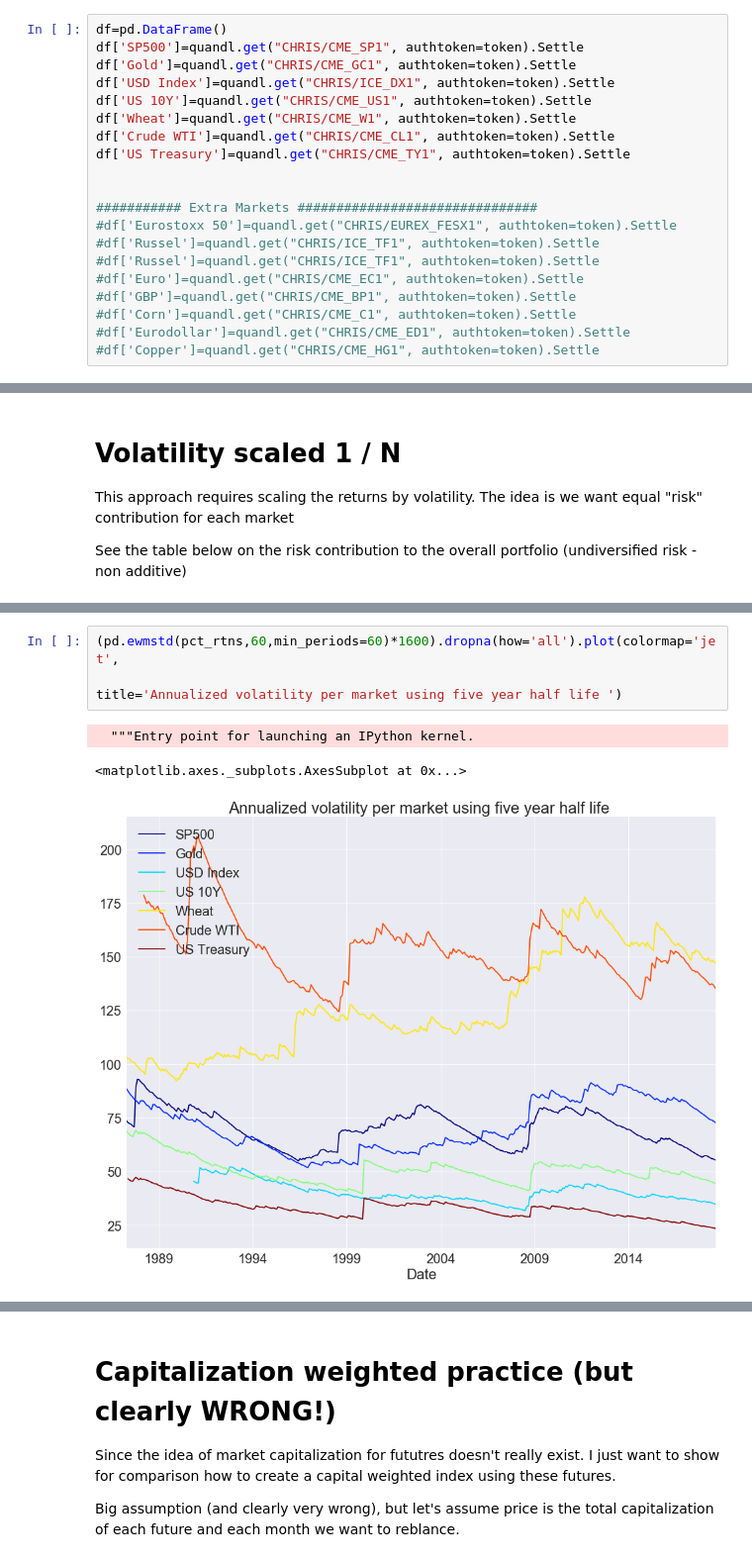
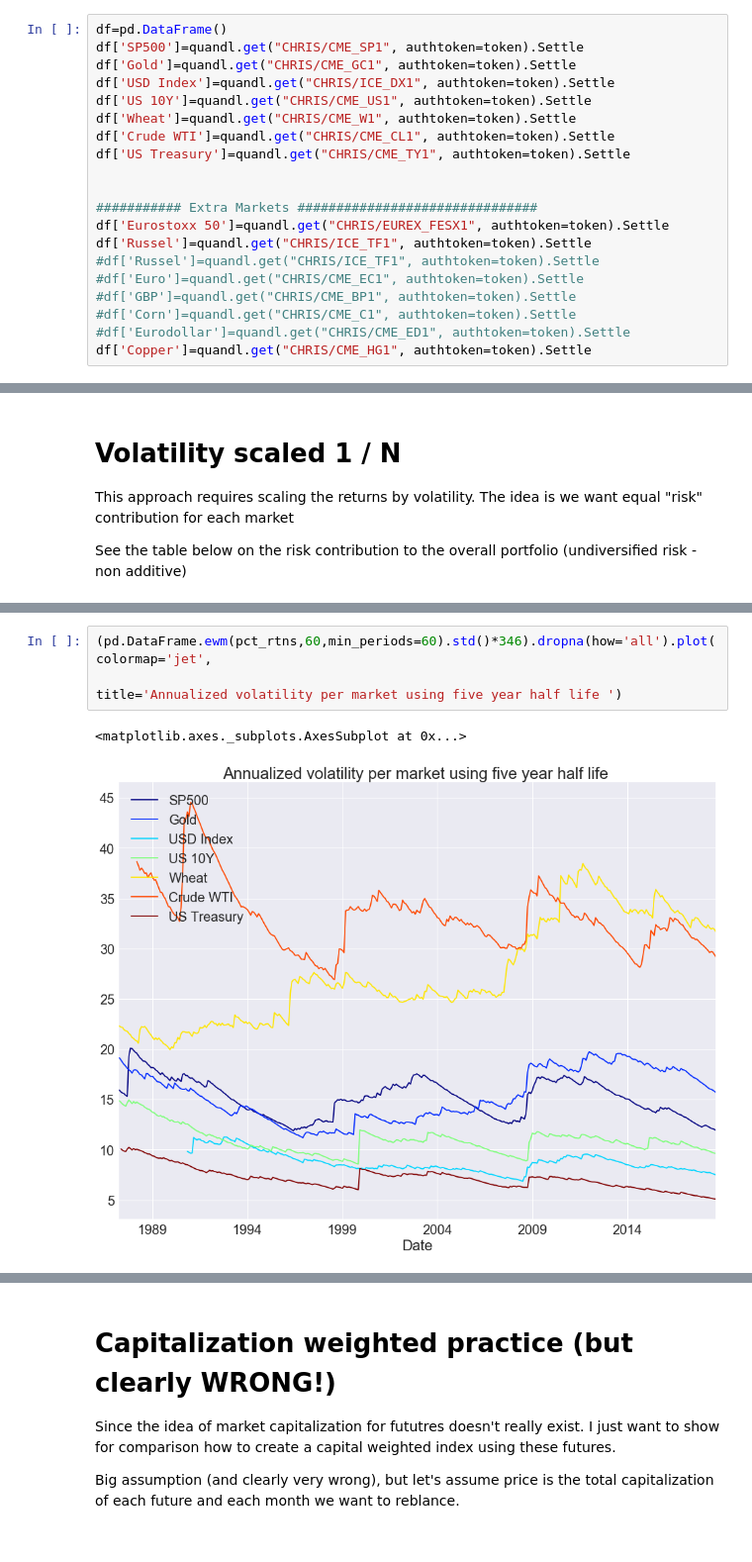
Before and after one commit to mrefermat/quant_finance, a Jupyter notebook: portfolio_construction_sept18_meetup.ipynb, the cells around one changed output, grey strips where cells are left out. Shown at 99% size. Cells and saved outputs as stored; diff of their text form.

```diff
--- a/portfolio_construction_sept18_meetup.ipynb
+++ b/portfolio_construction_sept18_meetup.ipynb
@@ -30,11 +46,11 @@ df['US Treasury']=quandl.get("CHRIS/CME_TY1", authtoken=token).Settle
 
 
 ########### Extra Markets ###############################
-#df['Eurostoxx 50']=quandl.get("CHRIS/EUREX_FESX1", authtoken=token).Settle
-#df['Russel']=quandl.get("CHRIS/ICE_TF1", authtoken=token).Settle
+df['Eurostoxx 50']=quandl.get("CHRIS/EUREX_FESX1", authtoken=token).Settle
+df['Russel']=quandl.get("CHRIS/ICE_TF1", authtoken=token).Settle
 #df['Russel']=quandl.get("CHRIS/ICE_TF1", authtoken=token).Settle
 #df['Euro']=quandl.get("CHRIS/CME_EC1", authtoken=token).Settle
 #df['GBP']=quandl.get("CHRIS/CME_BP1", authtoken=token).Settle
 #df['Corn']=quandl.get("CHRIS/CME_C1", authtoken=token).Settle
 #df['Eurodollar']=quandl.get("CHRIS/CME_ED1", authtoken=token).Settle
-#df['Copper']=quandl.get("CHRIS/CME_HG1", authtoken=token).Settle
+df['Copper']=quandl.get("CHRIS/CME_HG1", authtoken=token).Settle
@@ -77,7 +168,6 @@ See the table below on the risk contribution to the overall portfolio (undiversi
 # %%
-(pd.ewmstd(pct_rtns,60,min_periods=60)*1600).dropna(how='all').plot(colormap='jet',
+(pd.DataFrame.ewm(pct_rtns,60,min_periods=60).std()*346).dropna(how='all').plot(colormap='jet',
                                                                     title='Annualized volatility per market using five year half life ')
 # %% [output]
-  """Entry point for launching an IPython kernel.
+<matplotlib.axes._subplots.AxesSubplot at 0x...>
-<matplotlib.axes._subplots.AxesSubplot at 0x...>
-[figure, old version]
+[figure, new version]
```
Also changed, not shown: parts of 32 cells of this notebook, 4 other files.
